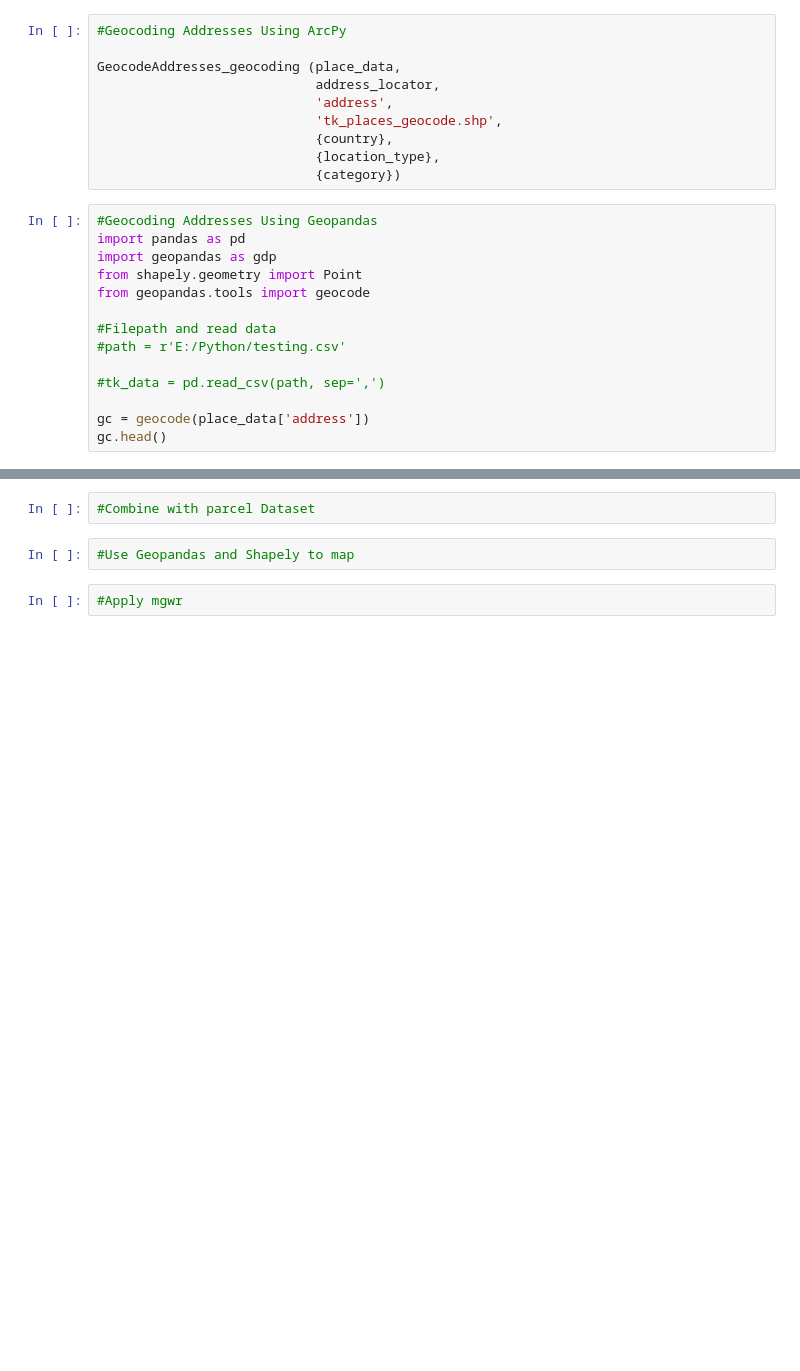
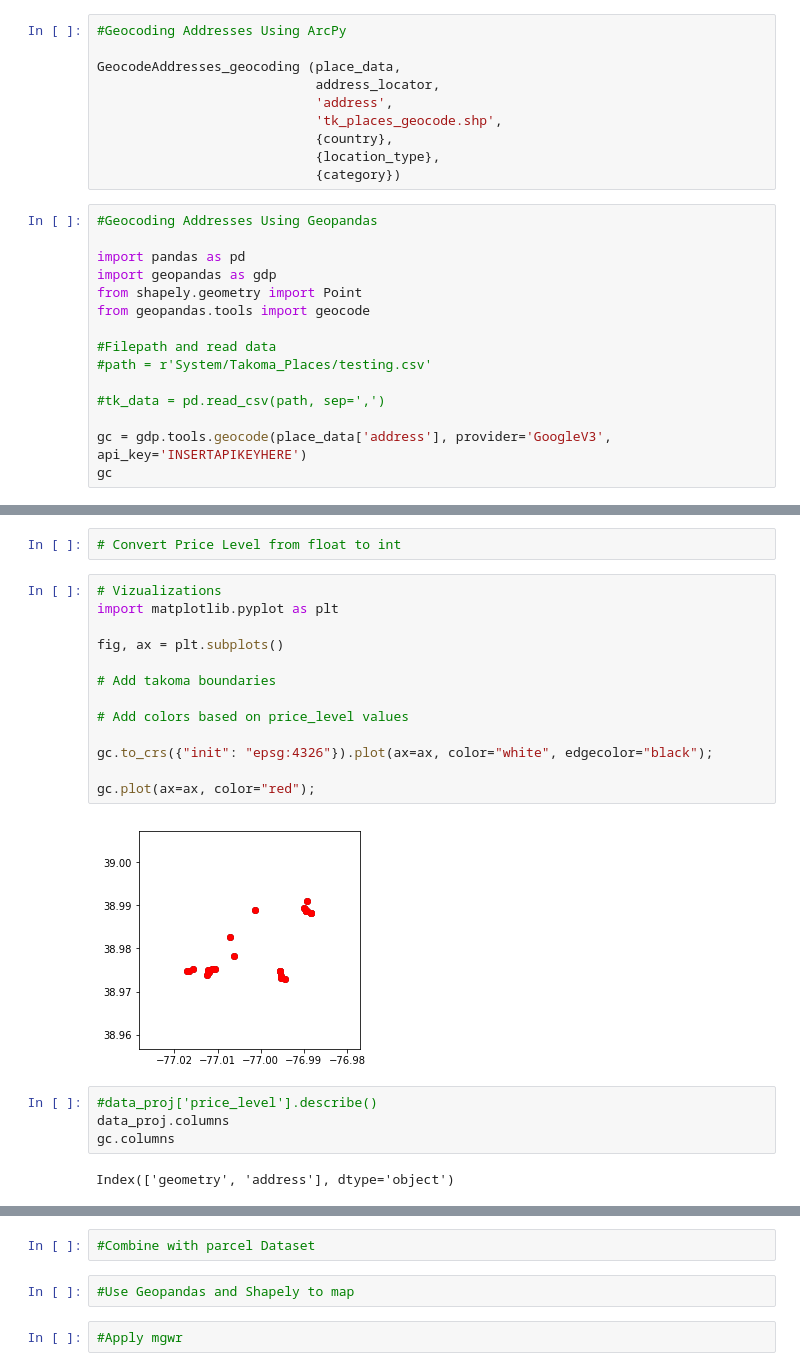
Before and after one commit to Travis-Volpe/MappingPlacesAPI-TakomaPark, a Jupyter notebook: Takoma_Places.ipynb, the cells around one changed output, grey strips where cells are left out. Cells and saved outputs as stored; diff of their text form; blank space fills up the shorter version.

```diff
--- a/Takoma_Places.ipynb
+++ b/Takoma_Places.ipynb
@@ -437,16 +294,17 @@ GeocodeAddresses_geocoding (place_data,
                             {category})
 # %%
 #Geocoding Addresses Using Geopandas
+
 import pandas as pd
 import geopandas as gdp
 from shapely.geometry import Point
 from geopandas.tools import geocode
 
 #Filepath and read data
-#path = r'E:/Python/testing.csv'
+#path = r'System/Takoma_Places/testing.csv'
 
 #tk_data = pd.read_csv(path, sep=',')
 
-gc = geocode(place_data['address'])
-gc.head()
+gc = gdp.tools.geocode(place_data['address'], provider='GoogleV3', api_key='INSERTAPIKEYHERE')
+gc
 # %% [output]
@@ -488,0 +358,23 @@ CalledProcessError: Command '['C:\\ProgramData\\Anaconda3\\python.exe', '-E', '-
+# %%
+# Convert Price Level from float to int
+# %%
+# Vizualizations
+import matplotlib.pyplot as plt
+
+fig, ax = plt.subplots()
+
+# Add takoma boundaries
+
+# Add colors based on price_level values
+
+gc.to_crs({"init": "epsg:4326"}).plot(ax=ax, color="white", edgecolor="black");
+
+gc.plot(ax=ax, color="red");
+# %% [output]
+[figure, added]
+# %%
+#data_proj['price_level'].describe()
+data_proj.columns
+gc.columns
+# %% [output]
+Index(['geometry', 'address'], dtype='object')
```
Also changed, not shown: parts of 33 cells of this notebook, 3 other files.
